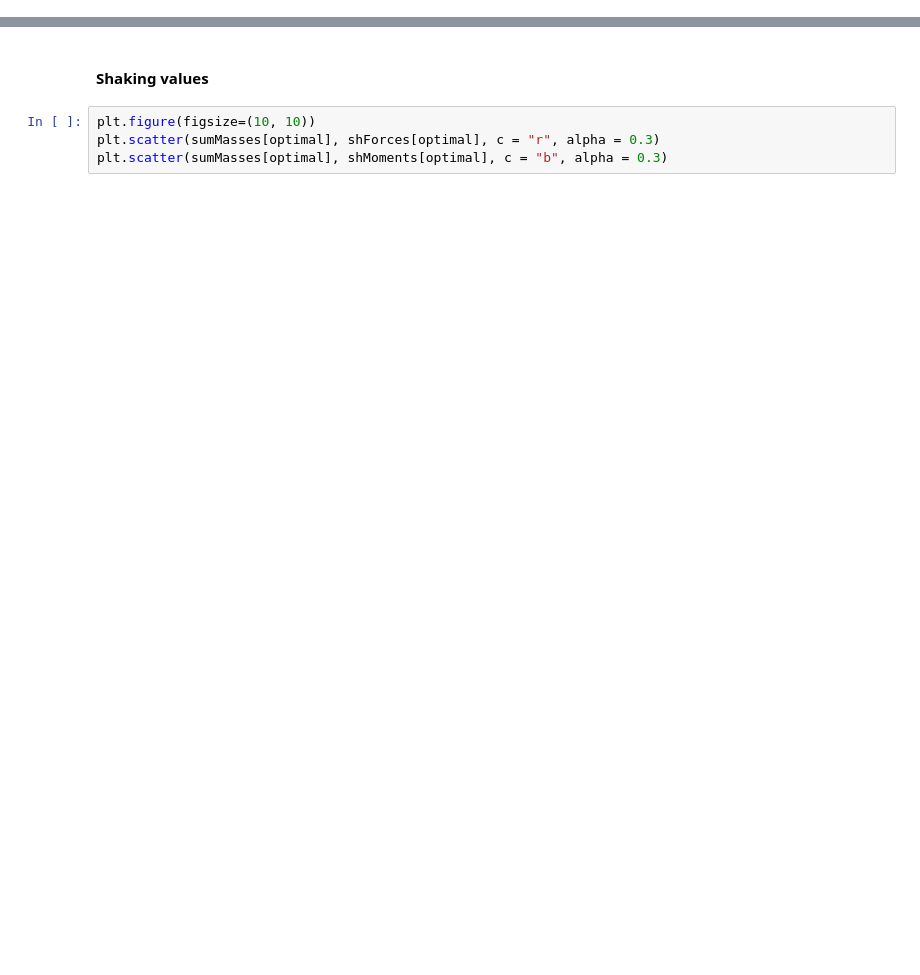
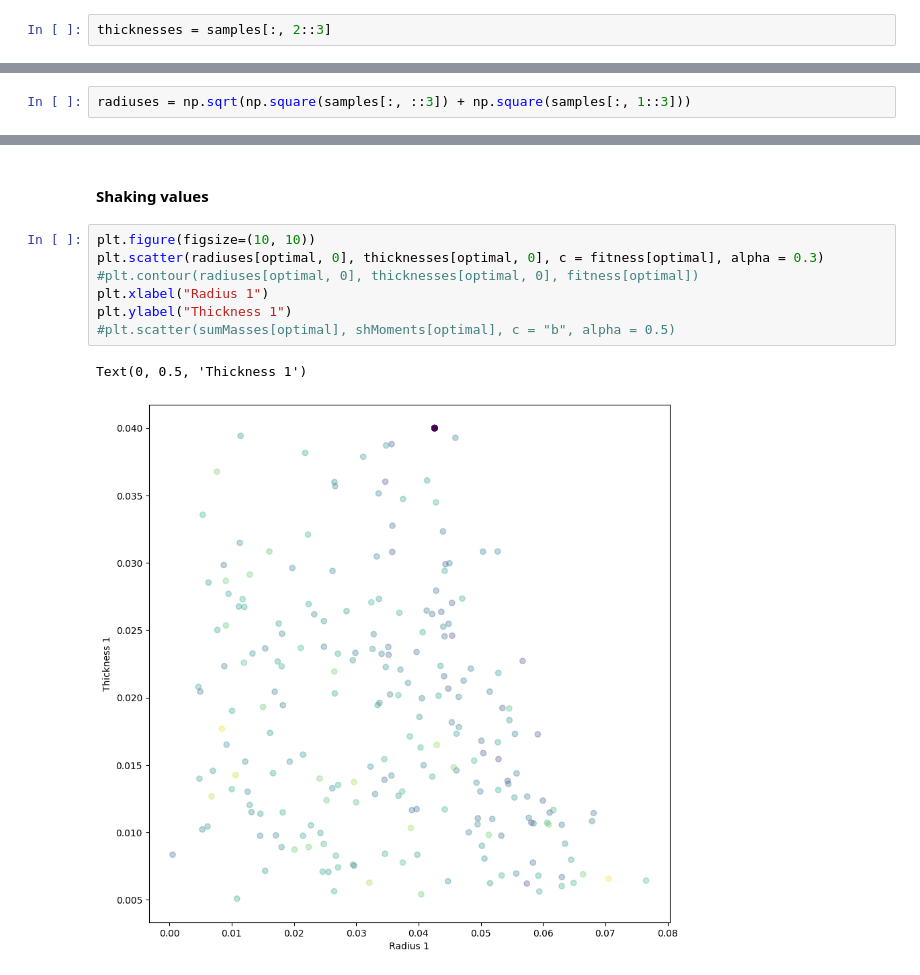
Before and after one commit to LuisR-jpg/Artificial-Intelligence---UP, a Jupyter notebook: Courses and Miscellaneous/Research/Analysis.ipynb, the cells around one changed output, grey strips where cells are left out. Saved outputs shown, nothing was run; the diff lists cells and outputs as text; blank space fills up the shorter version.

```diff
--- a/Courses and Miscellaneous/Research/Analysis.ipynb
+++ b/Courses and Miscellaneous/Research/Analysis.ipynb
@@ -130,0 +117,2 @@ optimal = np.where(fitness < 1)[0]
+# %%
+thicknesses = samples[:, 2::3]
@@ -131,3 +121,5 @@ optimal = np.where(fitness < 1)[0]
+# %%
+radiuses = np.sqrt(np.square(samples[:, ::3]) + np.square(samples[:, 1::3]))
 # %% [markdown]
 #### Masses
 
@@ -268,5 +289,11 @@ plt.ylabel("Shaking Moment")
 #### Shaking values
 # %%
 plt.figure(figsize=(10, 10))
-plt.scatter(sumMasses[optimal], shForces[optimal], c = "r", alpha = 0.3)
-plt.scatter(sumMasses[optimal], shMoments[optimal], c = "b", alpha = 0.3)
+plt.scatter(radiuses[optimal, 0], thicknesses[optimal, 0], c = fitness[optimal], alpha = 0.3)
+#plt.contour(radiuses[optimal, 0], thicknesses[optimal, 0], fitness[optimal])
+plt.xlabel("Radius 1")
+plt.ylabel("Thickness 1")
+#plt.scatter(sumMasses[optimal], shMoments[optimal], c = "b", alpha = 0.5)
+# %% [output]
+Text(0, 0.5, 'Thickness 1')
+[figure, added]
```
Also changed, not shown: parts of 21 cells of this notebook.
